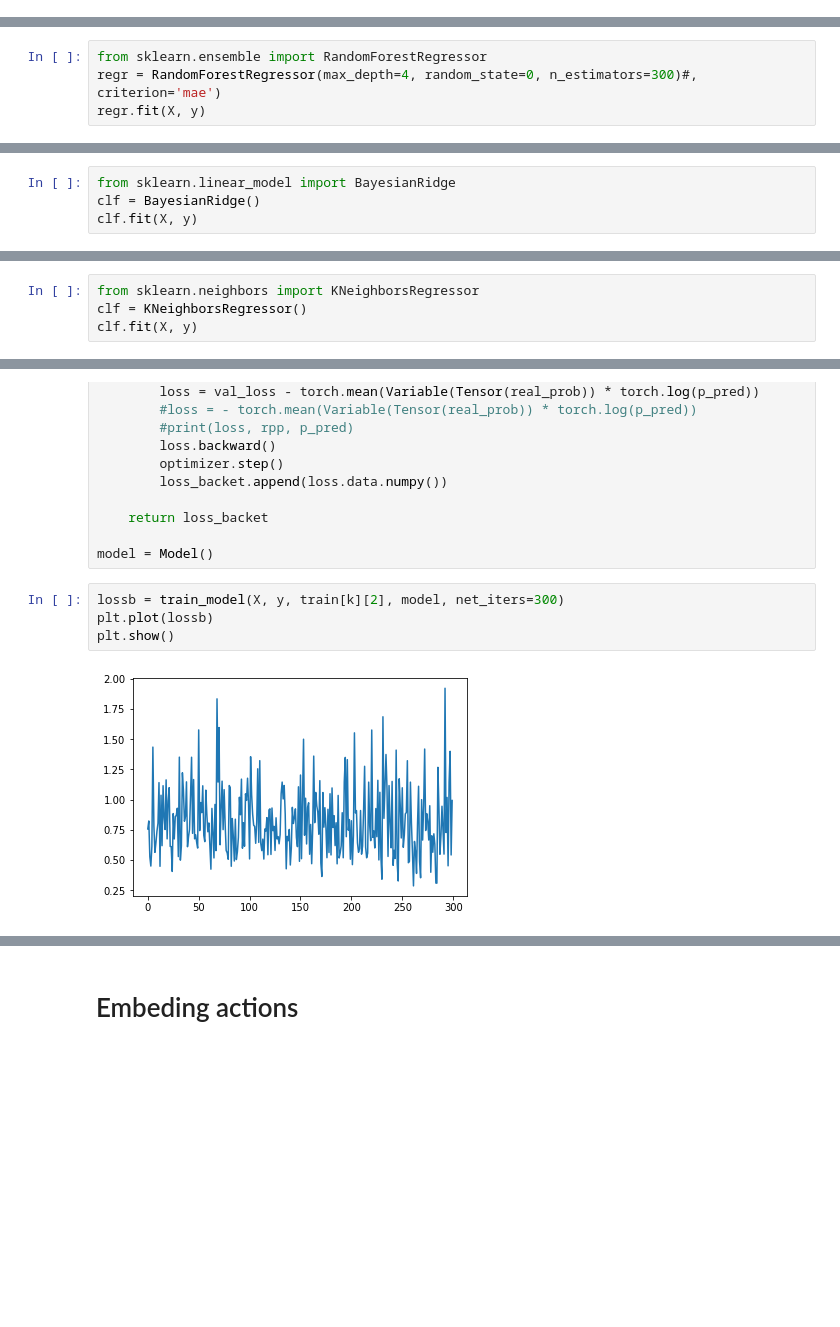
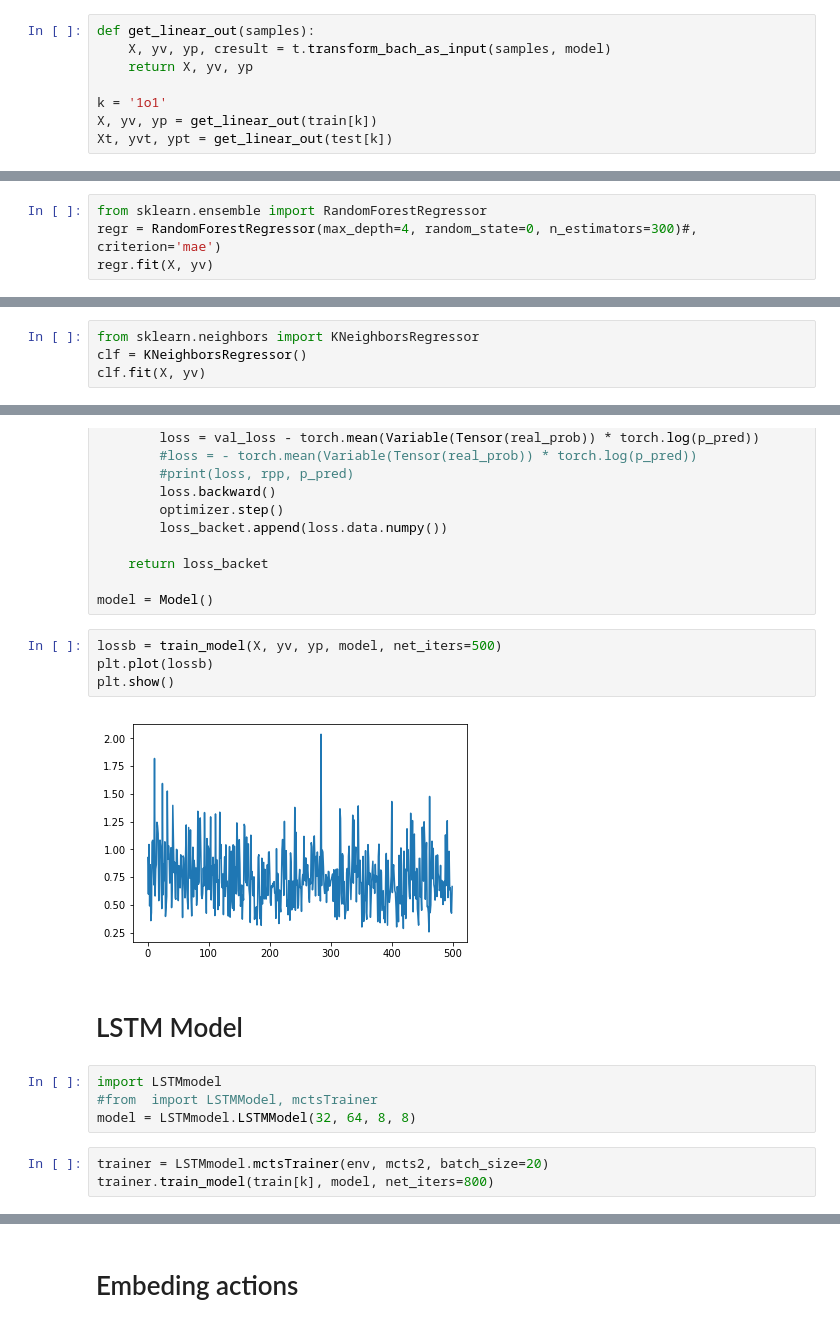
Before and after one commit to ffbskt/AI-General, a Jupyter notebook: AI_env.ipynb, the cells around one changed output, grey strips where cells are left out. Drawn from its saved outputs; the diff is of its cells as text; blank space fills up the shorter version.

```diff
--- a/AI_env.ipynb
+++ b/AI_env.ipynb
@@ -83,0 +108,8 @@ yt = test[k][1]
+# %%
+def get_linear_out(samples):
+    X, yv, yp, cresult = t.transform_bach_as_input(samples, model)
+    return X, yv, yp
+
+k = '1o1'
+X, yv, yp = get_linear_out(train[k])
+Xt, yvt, ypt = get_linear_out(test[k])
@@ -102,4 +138,4 @@ loss_rew(yt, np.mean(y))
 # %%
 from sklearn.ensemble import RandomForestRegressor
 regr = RandomForestRegressor(max_depth=4, random_state=0, n_estimators=300)#, criterion='mae')
-regr.fit(X, y)
+regr.fit(X, yv)
@@ -120,4 +144,4 @@ loss_rew(yt, regr.predict(Xt))
 # %%
-from sklearn.linear_model import BayesianRidge
-clf = BayesianRidge()
-clf.fit(X, y)
+from sklearn.neighbors import KNeighborsRegressor
+clf = KNeighborsRegressor()
+clf.fit(X, yv)
@@ -132,4 +149,0 @@ loss_rew(yt, clf.predict(Xt))
-# %%
-from sklearn.neighbors import KNeighborsRegressor
-clf = KNeighborsRegressor()
-clf.fit(X, y)
@@ -221,8 +227,17 @@ def train_model(Xa,yr,yp, model, batch_size=10, net_iters=200):
 
 model = Model()
 # %%
-lossb = train_model(X, y, train[k][2], model, net_iters=300)
+lossb = train_model(X, yv, yp, model, net_iters=500)
 plt.plot(lossb)
 plt.show()
 # %% [output]
-[figure, old version]
+[figure, new version]
+# %% [markdown]
+# LSTM Model
+# %%
+import LSTMmodel
+#from  import LSTMModel, mctsTrainer
+model = LSTMmodel.LSTMModel(32, 64, 8, 8)
+# %%
+trainer = LSTMmodel.mctsTrainer(env, mcts2, batch_size=20)
+trainer.train_model(train[k], model, net_iters=800)
```
Also changed, not shown: parts of 29 cells of this notebook, 6 other files.
